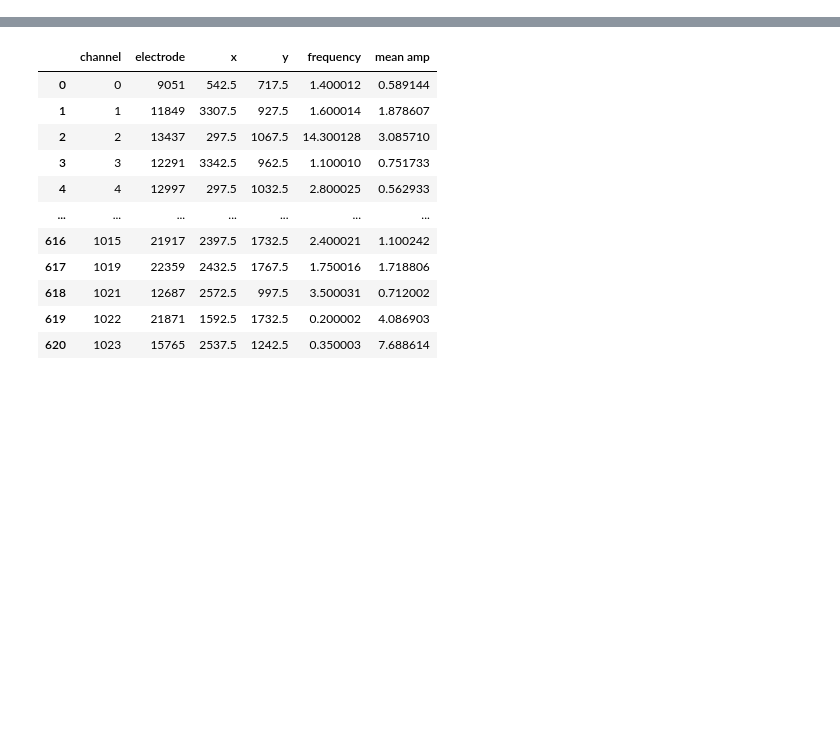
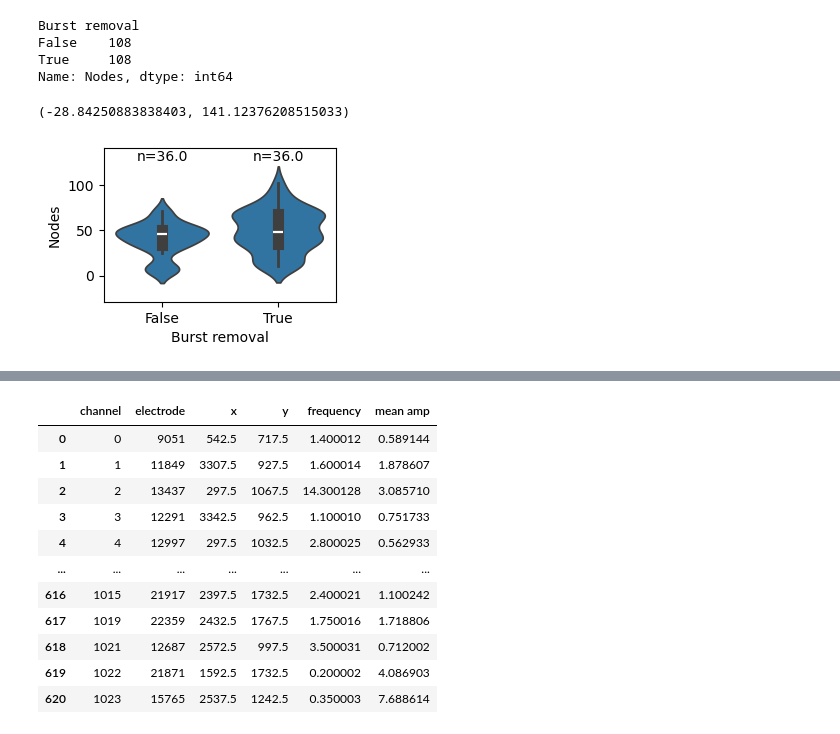
Before and after one commit to mrwun2002/HDMEA-func-connectivity, a Jupyter notebook: analyze_data.ipynb, the cells around one changed output, grey strips where cells are left out. Cells and saved outputs as stored; diff of their text form; code cells hidden in the pictures; blank space fills up the shorter version.

Commit message:
final analysis

```diff
--- a/analyze_data.ipynb
+++ b/analyze_data.ipynb
@@ -31,6 +27,19 @@ Using cpu device
 # %%
 def get_filepath(div, well, method, remove_bursts = None): #In theory, can put in a parameter for all options, in order
-    filepath = f"R:/Experimental Data/nathan_senior_project_analysis/stim_removal_network_graphs_run_3/{method}/DIV{div}/well_no={well}/"
+    filepath = f"/run/user/1000/gvfs/smb-share:server=rstoreint.it.tufts.edu,share=as_rsch_levinlab_wclawson01$/Experimental Data/nathan_senior_project_analysis/stim_removal_network_graphs_run_3/{method}/DIV{div}/well_no={well}/"
     if remove_bursts is not None:
         filepath += f"remove_bursts={remove_bursts}/"
     return filepath
+# %%
+all_networks = pd.DataFrame(columns = ["DIV", "Well number", "Inference method", "Burst removal", "filepath", "network"])
+
+
+days = [33, 34, 35, 36, 37, 38]
+methods = ["CoincidenceIndex", "Smoothed_CCG", "directed_STTC"]
+for method in methods:
+    for div in days:
+        for well_no in range(6):
+            for remove_bursts in [False, True]:
+                filepath = get_filepath(div, well_no, method, remove_bursts)
+                spycon_result = spycon.load_connectivity_result("spycon_network", filepath)
+                all_networks.loc[len(all_networks.index), :] = [div, well_no, method, remove_bursts, filepath, spycon_result]
@@ -36,0 +89,26 @@ def get_filepath(div, well, method, remove_bursts = None): #In theory, can put i
+# %%
+plt.figure(figsize = [3, 2])
+sns.violinplot(data=all_networks, x = "Burst removal", y="Nodes", inner = "box", density_norm= "count", common_norm= True, inner_kws=dict(box_width=8, whis_width=2))
+#sns.stripplot(data=all_networks, x = "Burst removal", y="nodes")
+
+#sns.swarmplot(data=all_networks, x = "Burst removal", y="nodes", palette='deep', dodge = True, hue = "Burst removal", )
+
+all_cols = all_networks.groupby(["Burst removal"])["Nodes"]
+print(all_cols.count())
+counts = all_cols.count()
+yposlist = all_cols.max().tolist()
+xposlist = [0, 1]
+
+ax = plt.gca()
+for j in range(len(xposlist)):
+    ax.text(xposlist[j], ax.get_ylim()[1], f"n={counts[j]/3}", horizontalalignment = "center")
+
+ylim_range = ax.get_ylim()[1] - ax.get_ylim()[0]
+ax.set_ylim([ax.get_ylim()[0] - ylim_range * 0.1, ax.get_ylim()[1] + ylim_range * 0.1])
+# %% [output]
+Burst removal
+False    108
+True     108
+Name: Nodes, dtype: int64
+(-28.84250883838403, 141.12376208515033)
+[figure, added]
```
Also changed, not shown: parts of 12 cells of this notebook.
